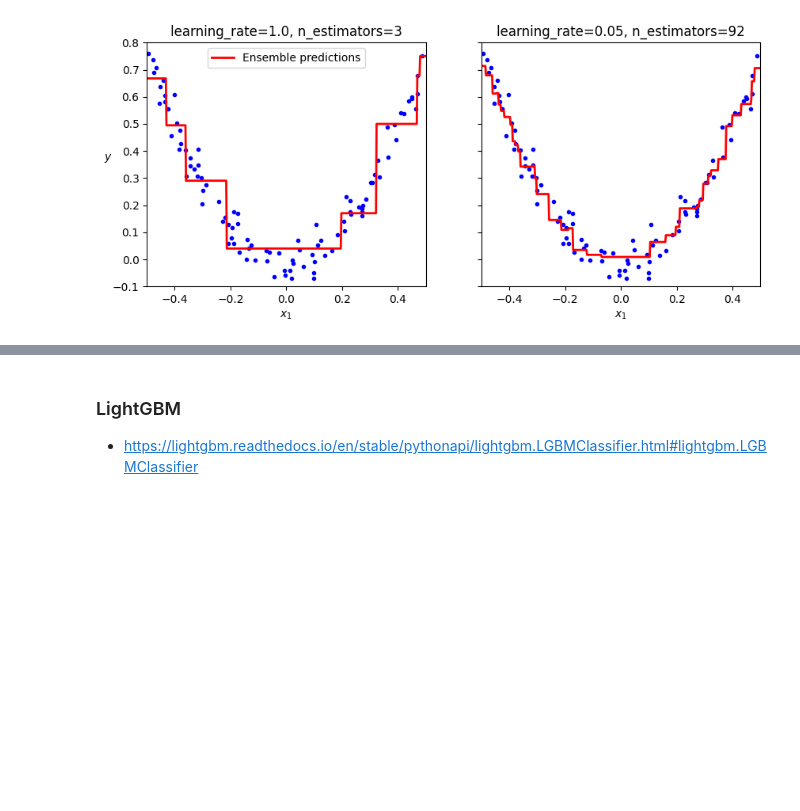
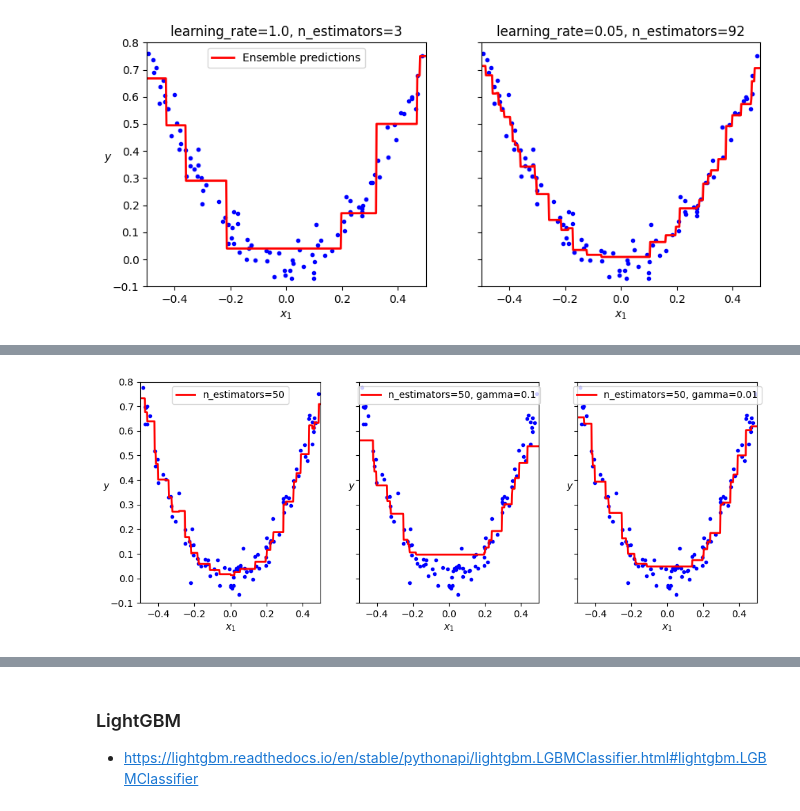
Before and after one commit to xiangshiyin/machine-learning-for-actuarial-science, a Jupyter notebook: 2025-spring/week12/notebook/demo.ipynb, the cells around one changed output, grey strips where cells are left out. Cells and saved outputs as stored; diff of their text form; code cells hidden in the pictures; blank space fills up the shorter version.

```diff
--- a/2025-spring/week12/notebook/demo.ipynb
+++ b/2025-spring/week12/notebook/demo.ipynb
@@ -345,0 +293,33 @@ print(f'Accuracy: {accuracy:.4f}')
+# %%
+xgb_reg_50 = XGBRegressor(n_estimators=50, max_depth=3, learning_rate=0.1, random_state=42)
+xgb_reg_50.fit(X, y)
+
+xgb_reg_50_v2 = XGBRegressor(n_estimators=50, max_depth=3, learning_rate=0.1, gamma=0.1, random_state=42)
+xgb_reg_50_v2.fit(X, y)
+
+xgb_reg_50_v3 = XGBRegressor(n_estimators=50, max_depth=3, learning_rate=0.1, gamma=0.01, random_state=42)
+xgb_reg_50_v3.fit(X, y)
+
+## visulize
+fig, axes = plt.subplots(ncols=3, figsize=(10, 4), sharey=True)
+plt.sca(axes[0])
+plot_predictions([xgb_reg_50], X, y, axes=[-0.5, 0.5, -0.1, 0.8], style="r-",
+                 label="n_estimators=50")
+plt.xlabel("$x_1$")
+plt.ylabel("$y$", rotation=0)
+plt.sca(axes[1])
+plot_predictions([xgb_reg_50_v2], X, y, axes=[-0.5, 0.5, -0.1, 0.8], style="r-",
+                 label="n_estimators=50, gamma=0.1")
+plt.xlabel("$x_1$")
+plt.ylabel("$y$", rotation=0)
+plt.sca(axes[2])
+plot_predictions([xgb_reg_50_v3], X, y, axes=[-0.5, 0.5, -0.1, 0.8], style="r-",
+                 label="n_estimators=50, gamma=0.01")
+plt.xlabel("$x_1$")
+plt.ylabel("$y$", rotation=0)
+
+plt.legend(loc="upper center")
+plt.tight_layout()
+plt.show()
+# %% [output]
+[figure, added]
```
Also changed, not shown: parts of 12 cells of this notebook, 1 other file.
